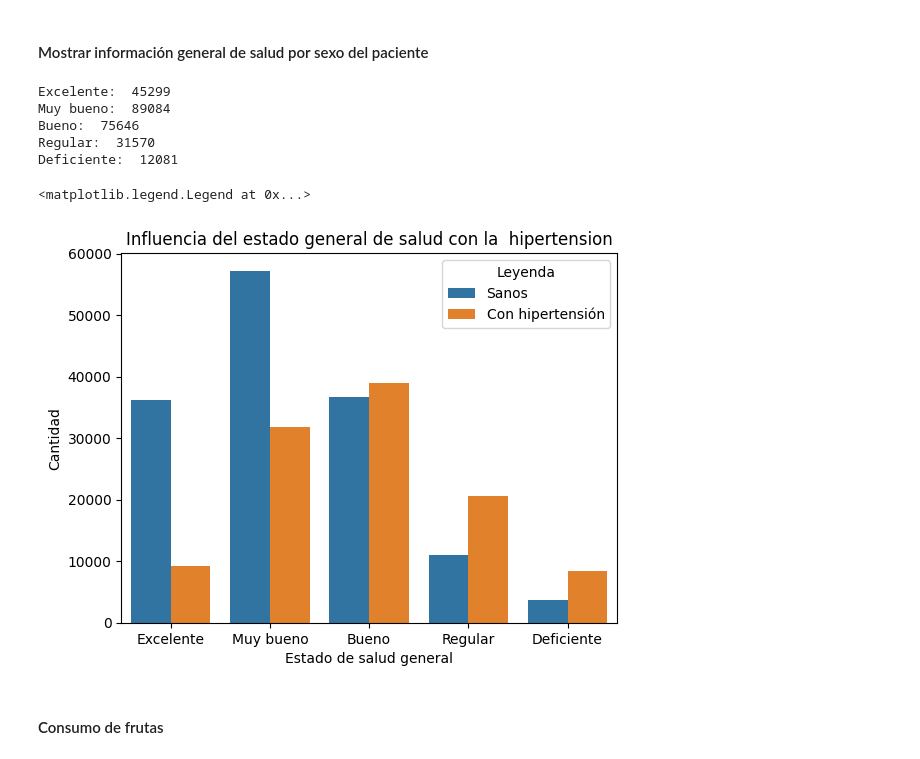
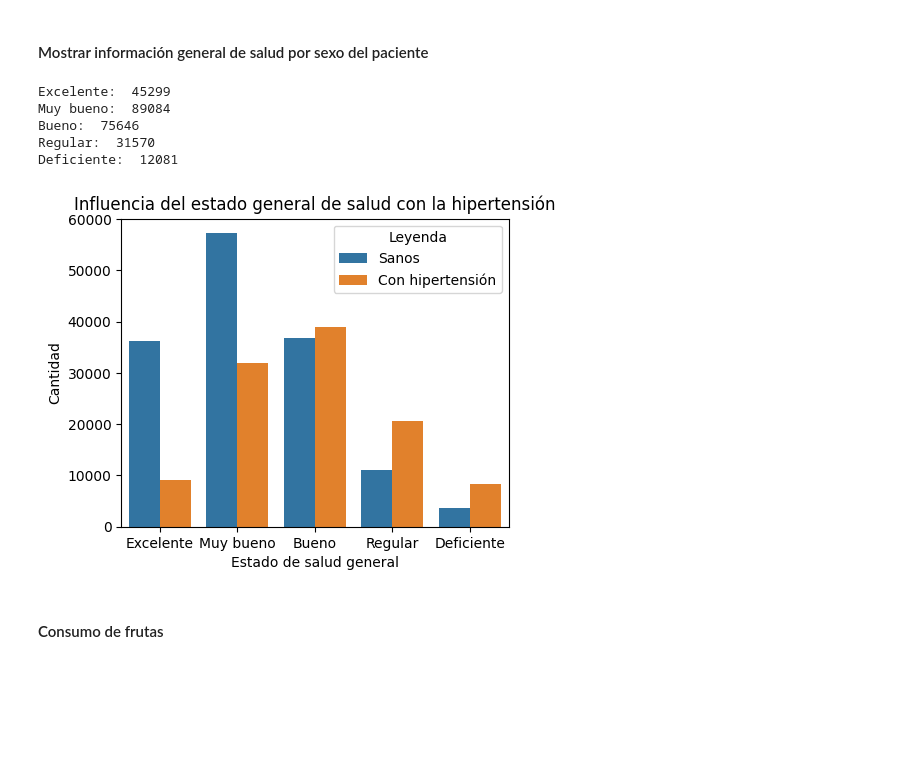
Before and after one commit to GAMM95/PrediHipertension, a Jupyter notebook: dataset/hypertension_model.ipynb, the cells around one changed output. Saved outputs shown, nothing was run; the diff lists cells and outputs as text; code cells hidden in the pictures; blank space fills up the shorter version.

```diff
--- a/dataset/hypertension_model.ipynb
+++ b/dataset/hypertension_model.ipynb
@@ -178,13 +201,18 @@ DF.describe()
 # %%
+# Definir el nuevo orden de las variables
 variables = nuevo_orden
-variables_enteras = ['Age','Sex','GenHlth','MentHlth','PhysHlth','DiffWalk','Fruits','Veggies','Smoker','HvyAlcoholConsump','PhysActivity','HighChol','CholCheck','Diabetes','Stroke','HeartDiseaseorAttack','Hypertension']
+Variables_enteras = ['Age', 'Sex', 'GenHlth', 'MentHlth',
+                     'PhysHlth', 'DiffWalk', 'Fruits',
+                     'Veggies', 'Smoker', 'HvyAlcoholConsump',
+                     'PhysActivity', 'HighChol', 'CholCheck',
+                     'Diabetes', 'Stroke', 'HeartDiseaseorAttack',
+                     'Hypertension']
 variables_decimales = ['BMI']
 
-# Converting features into required datatypes
-DF[variables_enteras] = DF[variables_enteras].astype(np.int8)
-# data types
-DF[variables].dtypes.to_frame(name="Data type")
-# Mostrar la nueva informacion del DataFrame
+# Convertir características a los tipos de datos requeridos
+DF[Variables_enteras] = DF[Variables_enteras].astype(np.int8)
+
+# Mostrar la información del nuevo DataFrame
 DF.info()
 # %% [output]
 <class 'pandas.core.frame.DataFrame'>
@@ -308,26 +375,42 @@ Mujeres:  141974
 # %% [markdown]
 #### Mostrar información general de salud por sexo del paciente
 # %%
-# Cantidad de pacientes por salud en general
+# Imprimir la cantidad de pacientes por estado general de salud
 print('Excelente: ', DF.GenHlth.value_counts()[1])
 print('Muy bueno: ', DF.GenHlth.value_counts()[2])
 print('Bueno: ', DF.GenHlth.value_counts()[3])
 print('Regular: ', DF.GenHlth.value_counts()[4])
 print('Deficiente: ', DF.GenHlth.value_counts()[5])
 
-sns.countplot(data=DF,x='GenHlth',hue='Hypertension')
-plt.title('Influencia del estado general de salud con la  hipertension')
+# Crear un diccionario para mapear los códigos de estado de salud a sus etiquetas correspondientes
+estado_salud_etiquetas = {
+    1: 'Excelente',
+    2: 'Muy bueno',
+    3: 'Bueno',
+    4: 'Regular',
+    5: 'Deficiente'
+}
+
+# Crear un gráfico de barras para visualizar la relación entre el estado general de salud y la hipertensión
+plt.figure(figsize=(5, 4))
+sns.countplot(data=DF, x='GenHlth', hue='Hypertension')
+plt.title('Influencia del estado general de salud con la hipertensión')
 plt.xlabel('Estado de salud general')
 plt.ylabel('Cantidad')
-plt.xticks(ticks=[0, 1, 2, 3, 4], labels=['Excelente', 'Muy bueno', 'Bueno', 'Regular', 'Deficiente'])
-plt.legend(title='Leyenda', labels =['Sanos', 'Con hipertensión'])
+
+# Obtener las etiquetas personalizadas para el eje x
+etiquetas_x = [estado_salud_etiquetas[i] for i in range(1, 6)]
+
+plt.xticks(ticks=[0, 1, 2, 3, 4], labels=etiquetas_x)
+plt.legend(title='Leyenda', labels=['Sanos', 'Con hipertensión'])
+
+plt.show()
 # %% [output]
 Excelente:  45299
 Muy bueno:  89084
 Bueno:  75646
 Regular:  31570
 Deficiente:  12081
-<matplotlib.legend.Legend at 0x...>
-[figure, old version]
+[figure, new version]
 # %% [markdown]
 #### Consumo de frutas
```
Also changed, not shown: parts of 86 cells of this notebook, 4 other files.
